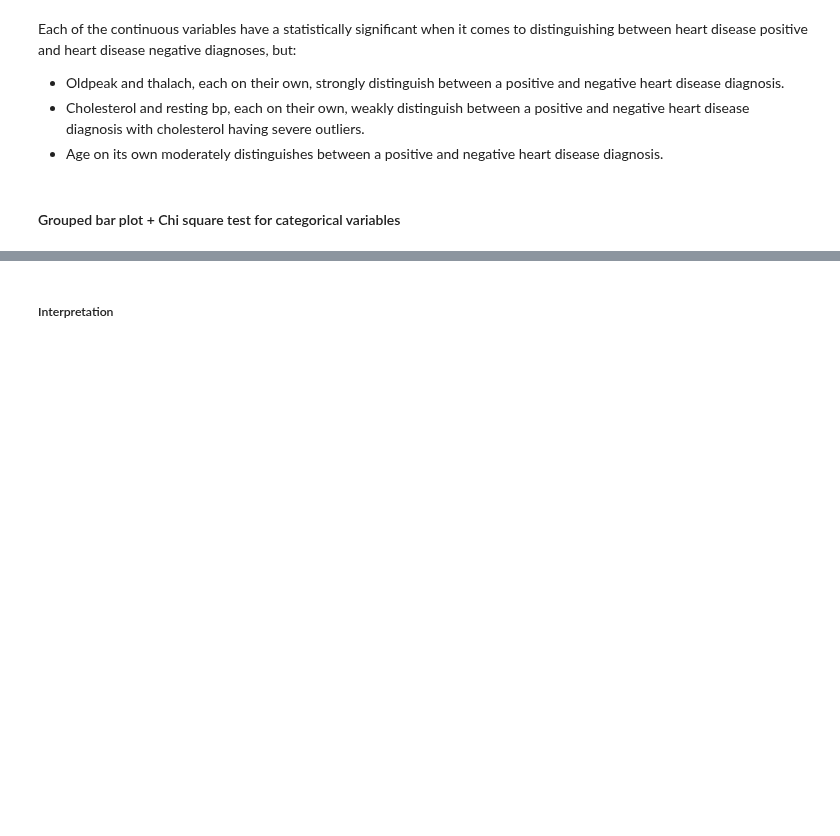
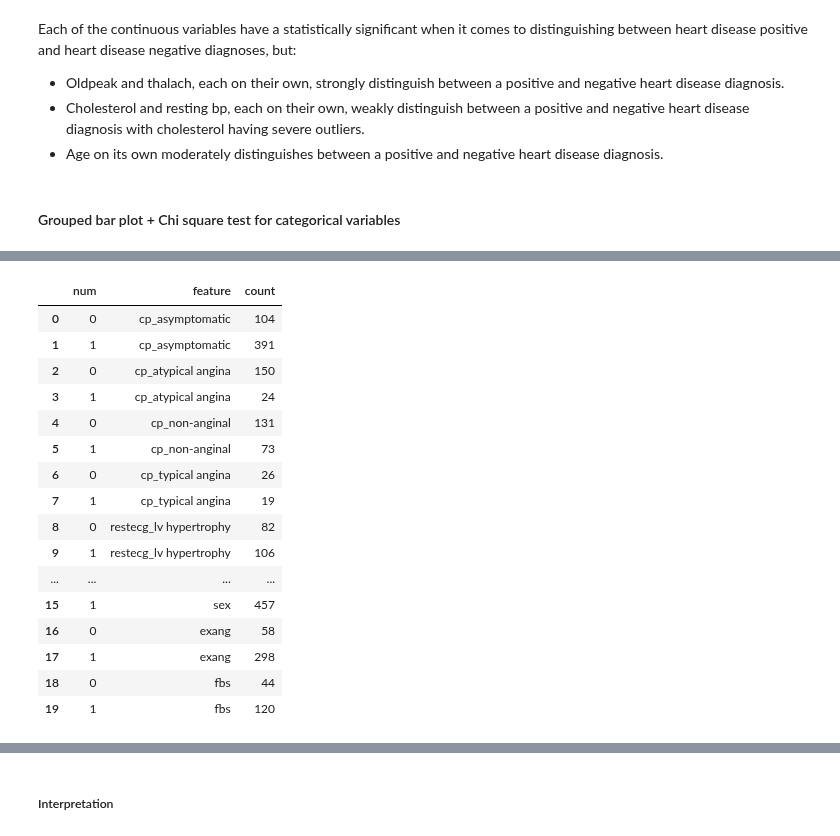
Before and after one commit to ThereseColeongco/hd-classifier, a Jupyter notebook: classifier.ipynb, the cells around one changed output, grey strips where cells are left out. Drawn from its saved outputs; the diff is of its cells as text; code cells hidden in the pictures; blank space fills up the shorter version.

```diff
--- a/classifier.ipynb
+++ b/classifier.ipynb
@@ -687,0 +684,21 @@ cat_counts
+# %%
+long_df_cat['num'].astype(str)
+long_df_cat
+# %% [output]
+|  | num | feature | count |
+| 0 | 0 | cp_asymptomatic | 104 |
+| 1 | 1 | cp_asymptomatic | 391 |
+| 2 | 0 | cp_atypical angina | 150 |
+| 3 | 1 | cp_atypical angina | 24 |
+| 4 | 0 | cp_non-anginal | 131 |
+| 5 | 1 | cp_non-anginal | 73 |
+| 6 | 0 | cp_typical angina | 26 |
+| 7 | 1 | cp_typical angina | 19 |
+| 8 | 0 | restecg_lv hypertrophy | 82 |
+| 9 | 1 | restecg_lv hypertrophy | 106 |
+| ... | ... | ... | ... |
+| 15 | 1 | sex | 457 |
+| 16 | 0 | exang | 58 |
+| 17 | 1 | exang | 298 |
+| 18 | 0 | fbs | 44 |
+| 19 | 1 | fbs | 120 |
```
Also changed, not shown: parts of 5 cells of this notebook.
